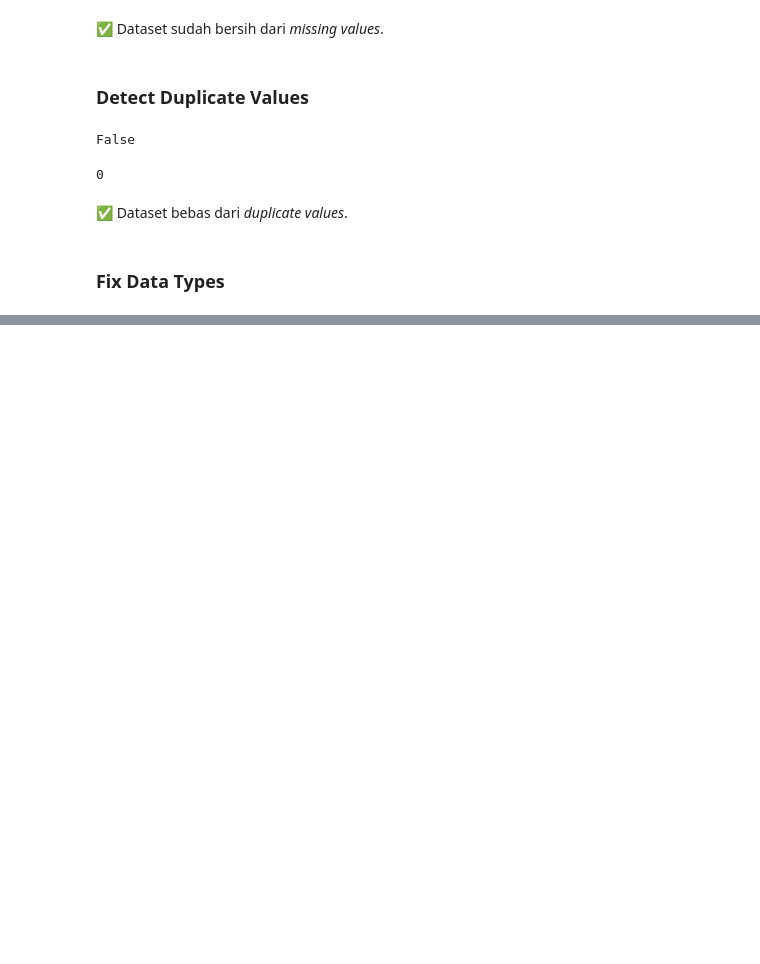
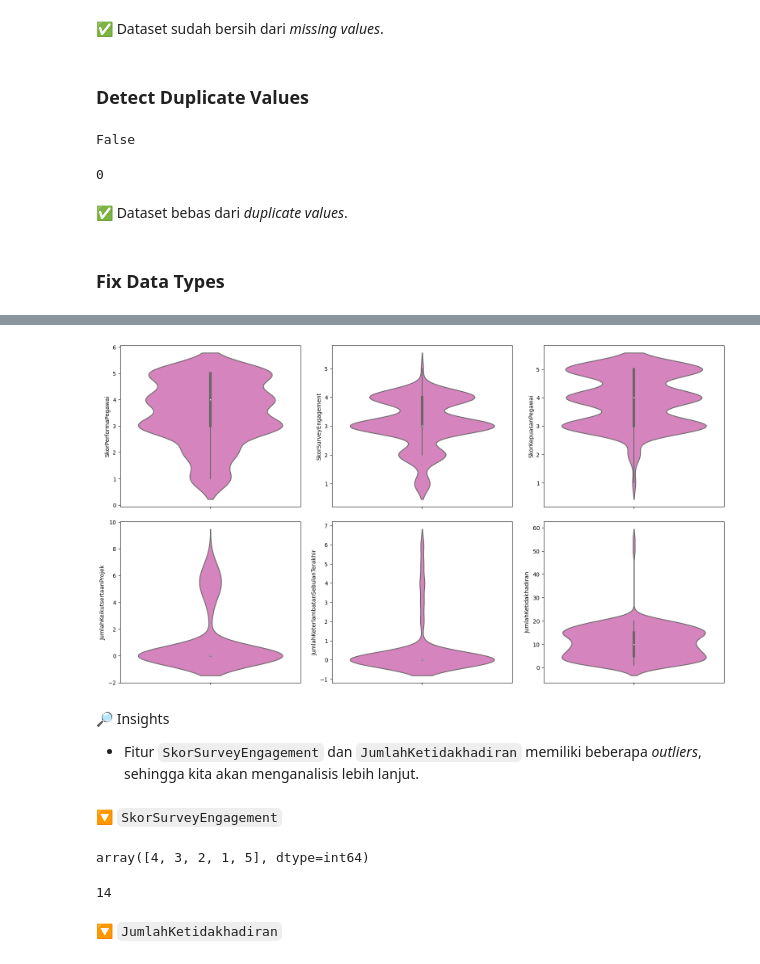
Before and after one commit to sabirinID/Predicting-Employee-Attrition, a Jupyter notebook: Notebooks/hr_employee_retention.ipynb, the cells around one changed output, grey strips where cells are left out. Saved outputs shown, nothing was run; the diff lists cells and outputs as text; code cells hidden in the pictures; blank space fills up the shorter version.

```diff
--- a/Notebooks/hr_employee_retention.ipynb
+++ b/Notebooks/hr_employee_retention.ipynb
@@ -680,0 +611,24 @@ memory usage: 27.3 KB
+# %%
+plt.figure(figsize=(16, 9))
+
+for i in range(0, len(num_cols) - 1):
+    plt.subplot(2, 3, i+1)
+    sns.violinplot(y=df[num_cols[i]], color='tab:pink')
+    plt.tight_layout(pad=2)
+# %% [output]
+[figure, added]
+# %% [markdown]
+🔎 Insights
+- Fitur `SkorSurveyEngagement` dan `JumlahKetidakhadiran` memiliki beberapa _outliers_, sehingga kita akan menganalisis lebih lanjut.
+# %% [markdown]
+🔽 `SkorSurveyEngagement`
+# %%
+df['SkorSurveyEngagement'].unique()
+# %% [output]
+array([4, 3, 2, 1, 5], dtype=int64)
+# %%
+len(df[df['SkorSurveyEngagement'] < 2])
+# %% [output]
+14
+# %% [markdown]
+🔽 `JumlahKetidakhadiran`
```
Also changed, not shown: parts of 60 cells of this notebook.
